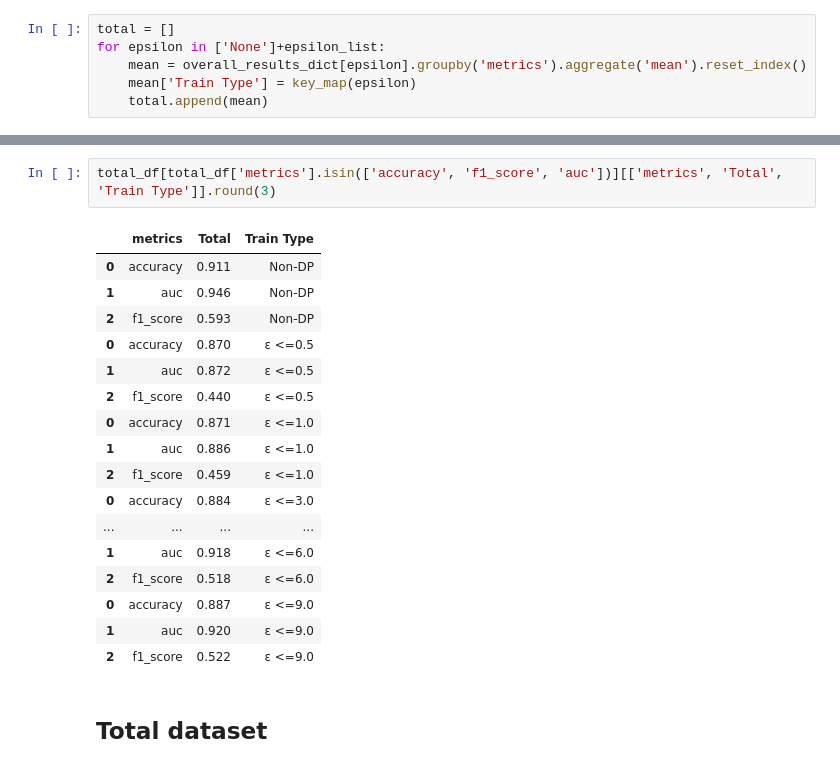
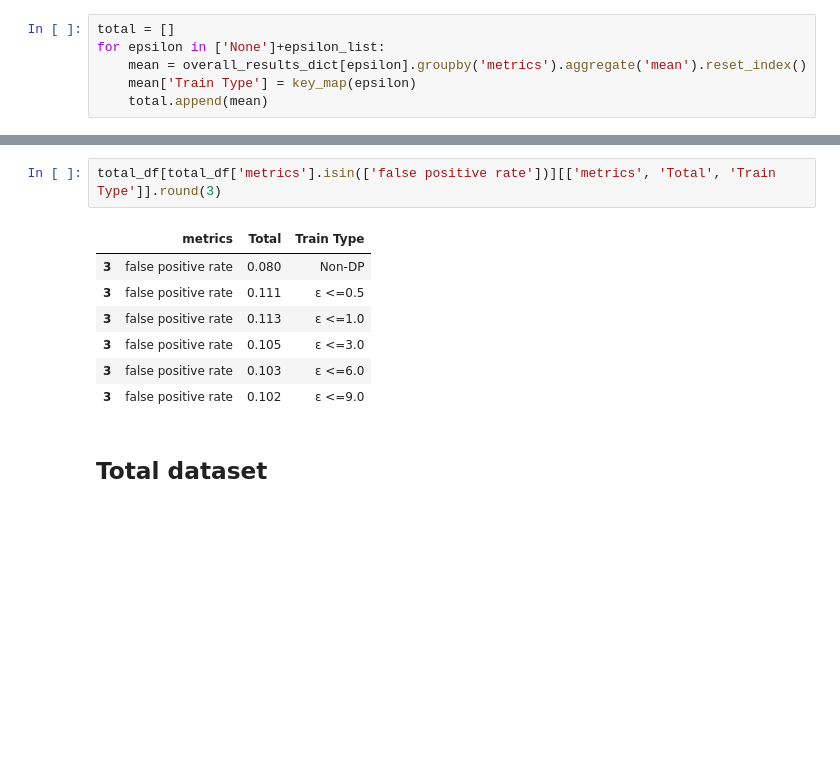
Before and after one commit to khairulislam/DP-on-NLP-Bias, a Jupyter notebook: src/jigsaw/average results and plot.ipynb, the cells around one changed output, grey strips where cells are left out. Drawn from its saved outputs; the diff is of its cells as text; blank space fills up the shorter version.

```diff
--- a/src/jigsaw/average results and plot.ipynb
+++ b/src/jigsaw/average results and plot.ipynb
@@ -149,25 +149,15 @@ total_df.head()
 | 3 | false positive rate | 0.203000 | 0.171667 | 0.352667 | 0.490667 | 0.468000 | 0.122333 | 0.080000 | Non-DP |
 | 4 | precision | 0.420333 | 0.413667 | 0.360667 | 0.427000 | 0.469000 | 0.374333 | 0.469000 | Non-DP |
 # %%
-total_df[total_df['metrics'].isin(['accuracy', 'f1_score', 'auc'])][['metrics', 'Total', 'Train Type']].round(3)
+total_df[total_df['metrics'].isin(['false positive rate'])][['metrics', 'Total', 'Train Type']].round(3)
 # %% [output]
 |  | metrics | Total | Train Type |
-| 0 | accuracy | 0.911 | Non-DP |
-| 1 | auc | 0.946 | Non-DP |
-| 2 | f1_score | 0.593 | Non-DP |
-| 0 | accuracy | 0.870 | ε <=0.5 |
-| 1 | auc | 0.872 | ε <=0.5 |
-| 2 | f1_score | 0.440 | ε <=0.5 |
-| 0 | accuracy | 0.871 | ε <=1.0 |
-| 1 | auc | 0.886 | ε <=1.0 |
-| 2 | f1_score | 0.459 | ε <=1.0 |
-| 0 | accuracy | 0.884 | ε <=3.0 |
-| ... | ... | ... | ... |
-| 1 | auc | 0.918 | ε <=6.0 |
-| 2 | f1_score | 0.518 | ε <=6.0 |
-| 0 | accuracy | 0.887 | ε <=9.0 |
-| 1 | auc | 0.920 | ε <=9.0 |
-| 2 | f1_score | 0.522 | ε <=9.0 |
+| 3 | false positive rate | 0.080 | Non-DP |
+| 3 | false positive rate | 0.111 | ε <=0.5 |
+| 3 | false positive rate | 0.113 | ε <=1.0 |
+| 3 | false positive rate | 0.105 | ε <=3.0 |
+| 3 | false positive rate | 0.103 | ε <=6.0 |
+| 3 | false positive rate | 0.102 | ε <=9.0 |
 # %% [markdown]
 ## Total dataset
 # %%
```
Also changed, not shown: parts of 5 cells of this notebook, 54 other files.
